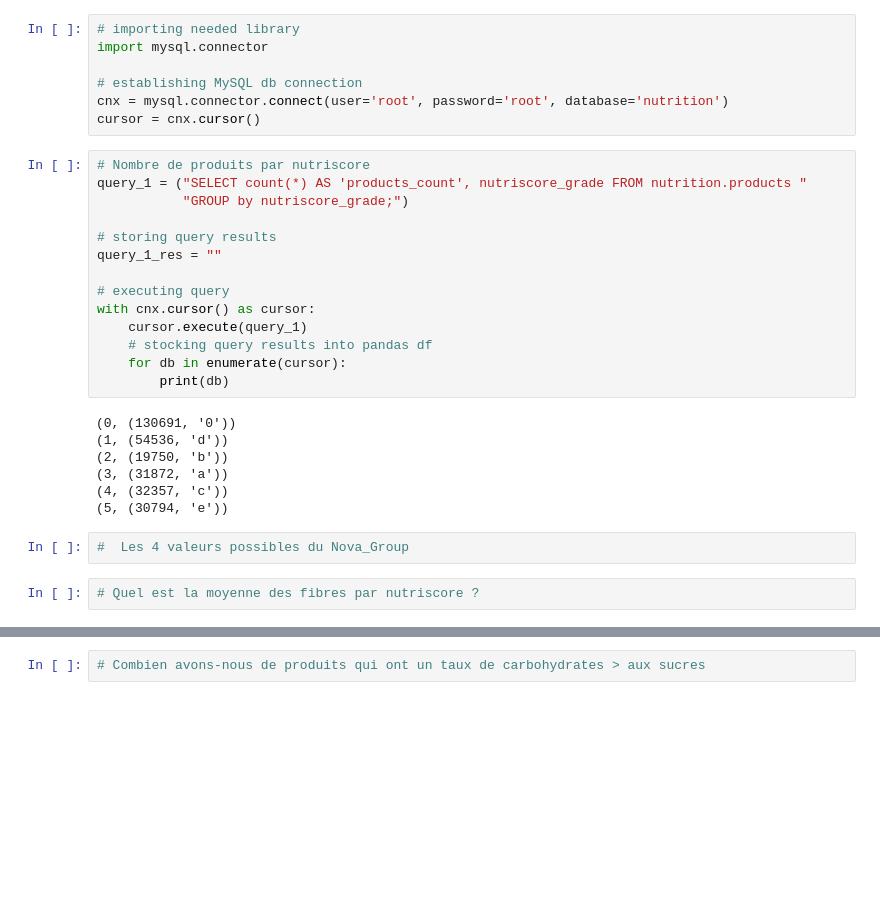
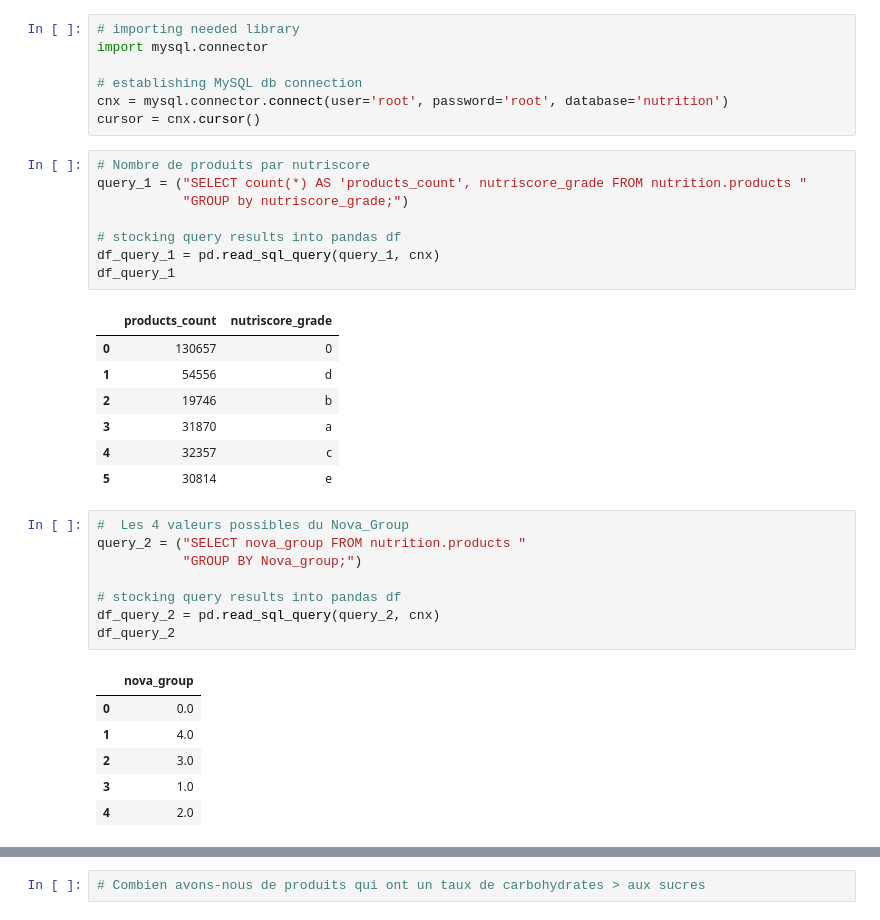
Before and after one commit to adilsmh/Nutrition-POC, a Jupyter notebook: notebook/notebook_db.ipynb, the cells around one changed output, grey strips where cells are left out. Cells and saved outputs as stored; diff of their text form; blank space fills up the shorter version.

```diff
--- a/notebook/notebook_db.ipynb
+++ b/notebook/notebook_db.ipynb
@@ -179,25 +179,31 @@ cursor = cnx.cursor()
 # %%
 # Nombre de produits par nutriscore
 query_1 = ("SELECT count(*) AS 'products_count', nutriscore_grade FROM nutrition.products "
            "GROUP by nutriscore_grade;")
 
-# storing query results
-query_1_res = ""
-
-# executing query
-with cnx.cursor() as cursor:
-    cursor.execute(query_1)
-    # stocking query results into pandas df
-    for db in enumerate(cursor):
-        print(db)
+# stocking query results into pandas df
+df_query_1 = pd.read_sql_query(query_1, cnx)
+df_query_1
 # %% [output]
-(0, (130691, '0'))
-(1, (54536, 'd'))
-(2, (19750, 'b'))
-(3, (31872, 'a'))
-(4, (32357, 'c'))
-(5, (30794, 'e'))
+|  | products_count | nutriscore_grade |
+| 0 | 130657 | 0 |
+| 1 | 54556 | d |
+| 2 | 19746 | b |
+| 3 | 31870 | a |
+| 4 | 32357 | c |
+| 5 | 30814 | e |
-# %%
-#  Les 4 valeurs possibles du Nova_Group
-# %%
-# Quel est la moyenne des fibres par nutriscore ?
+# %%
+#  Les 4 valeurs possibles du Nova_Group
+query_2 = ("SELECT nova_group FROM nutrition.products "
+           "GROUP BY Nova_group;")
+
+# stocking query results into pandas df
+df_query_2 = pd.read_sql_query(query_2, cnx)
+df_query_2
+# %% [output]
+|  | nova_group |
+| 0 | 0.0 |
+| 1 | 4.0 |
+| 2 | 3.0 |
+| 3 | 1.0 |
+| 4 | 2.0 |
```
Also changed, not shown: parts of 3 cells of this notebook, 1 other file.
